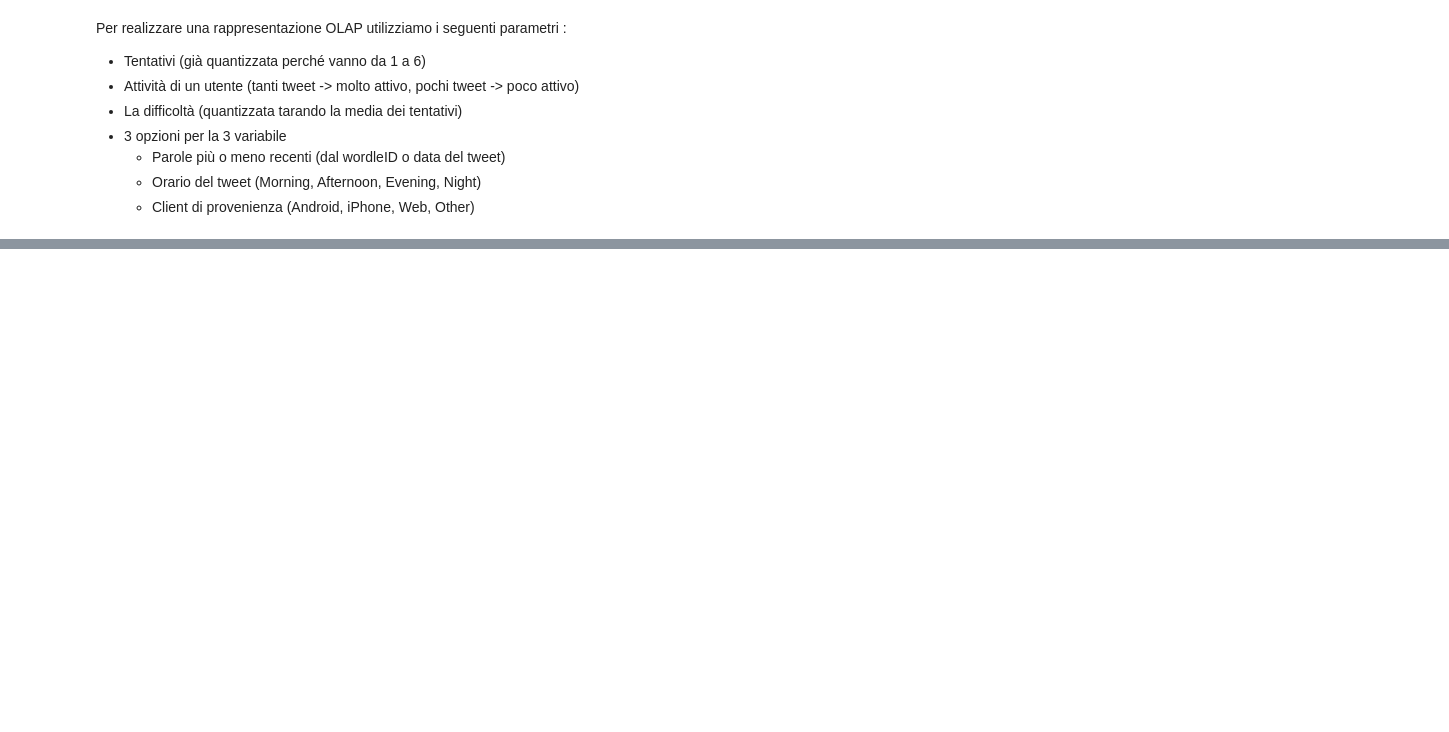
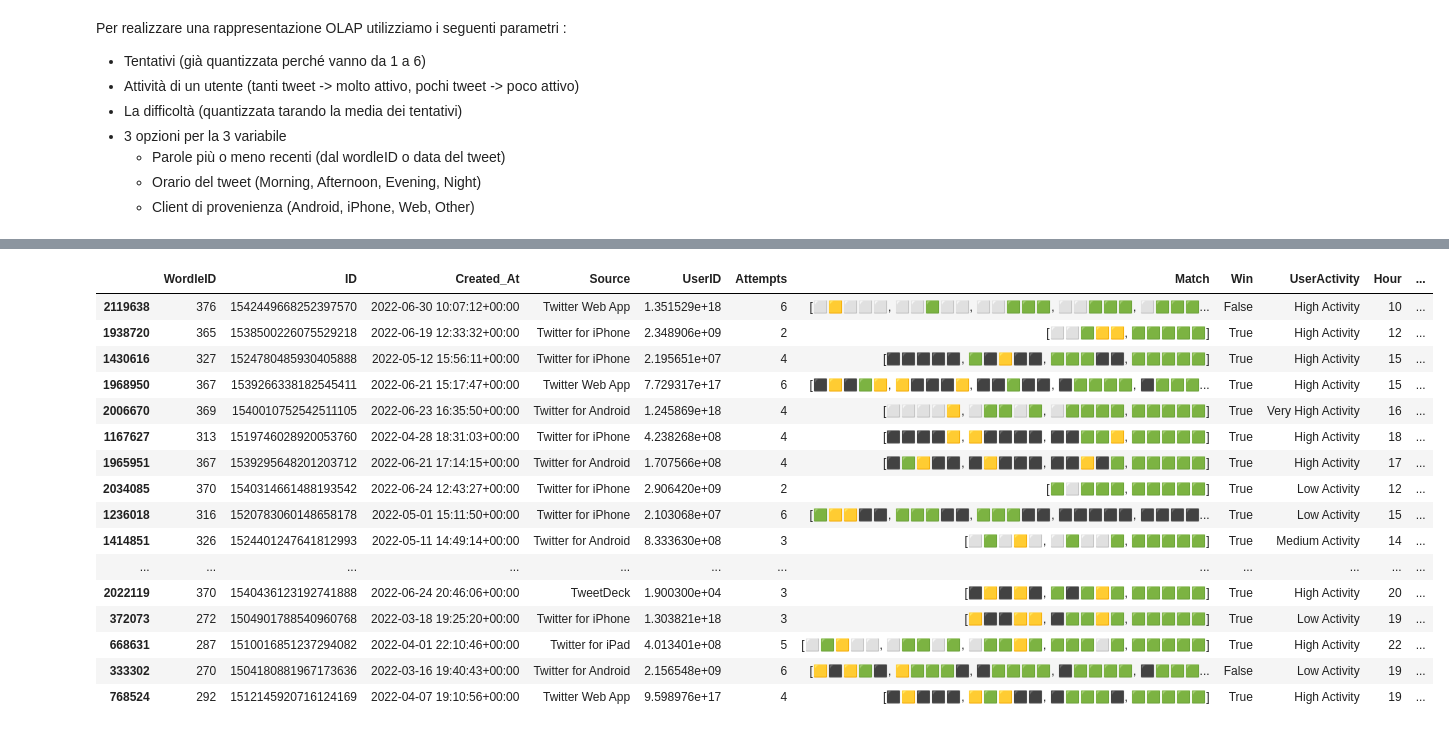
Before and after one commit to roby-ianny/IannelloSuffia_DataScienceProject, a Jupyter notebook: DataScienceProject.ipynb, the cells around one changed output, grey strips where cells are left out. Cells and saved outputs as stored; diff of their text form; code cells hidden in the pictures; blank space fills up the shorter version.

```diff
--- a/DataScienceProject.ipynb
+++ b/DataScienceProject.ipynb
@@ -597,0 +602,29 @@ Name: UserID, Length: 2003424, dtype: float64
+# %%
+wordle['Created_At'] = pd.to_datetime(wordle['Created_At'])
+wordle['Hour'] = pd.to_datetime(wordle['Created_At']).dt.hour
+
+bins = [0, 5, 12, 19, 24]
+labels = ['Night','Morning','Afternoon','Evening']
+
+wordle['TimeOfDay'] = pd.cut(wordle['Created_At'].dt.hour, bins=bins, labels=labels, right=False)
+
+n = 20
+wordle.sample(n).sort_values(by='TimeOfDay').head(n)
+# %% [output]
+|  | WordleID | ID | Created_At | Source | UserID | Attempts | Match | Win | UserActivity | Hour | ... |
+| 2119638 | 376 | 1542449668252397570 | 2022-06-30 10:07:12+00:00 | Twitter Web App | 1.351529e+18 | 6 | [⬜🟨⬜⬜⬜, ⬜⬜🟩⬜⬜, ⬜⬜🟩🟩🟩, ⬜⬜🟩🟩🟩, ⬜🟩🟩🟩... | False | High Activity | 10 | ... |
+| 1938720 | 365 | 1538500226075529218 | 2022-06-19 12:33:32+00:00 | Twitter for iPhone | 2.348906e+09 | 2 | [⬜⬜🟩🟨🟨, 🟩🟩🟩🟩🟩] | True | High Activity | 12 | ... |
+| 1430616 | 327 | 1524780485930405888 | 2022-05-12 15:56:11+00:00 | Twitter for iPhone | 2.195651e+07 | 4 | [⬛⬛⬛⬛⬛, 🟩⬛🟨⬛⬛, 🟩🟩🟩⬛⬛, 🟩🟩🟩🟩🟩] | True | High Activity | 15 | ... |
+| 1968950 | 367 | 1539266338182545411 | 2022-06-21 15:17:47+00:00 | Twitter Web App | 7.729317e+17 | 6 | [⬛🟨⬛🟩🟨, 🟨⬛⬛⬛🟨, ⬛⬛🟩⬛⬛, ⬛🟩🟩🟩🟩, ⬛🟩🟩🟩... | True | High Activity | 15 | ... |
+| 2006670 | 369 | 1540010752542511105 | 2022-06-23 16:35:50+00:00 | Twitter for Android | 1.245869e+18 | 4 | [⬜⬜⬜⬜🟨, ⬜🟩🟩⬜🟩, ⬜🟩🟩🟩🟩, 🟩🟩🟩🟩🟩] | True | Very High Activity | 16 | ... |
+| 1167627 | 313 | 1519746028920053760 | 2022-04-28 18:31:03+00:00 | Twitter for iPhone | 4.238268e+08 | 4 | [⬛⬛⬛⬛🟨, 🟨⬛⬛⬛⬛, ⬛⬛🟩🟩🟨, 🟩🟩🟩🟩🟩] | True | High Activity | 18 | ... |
+| 1965951 | 367 | 1539295648201203712 | 2022-06-21 17:14:15+00:00 | Twitter for Android | 1.707566e+08 | 4 | [⬛🟩🟨⬛⬛, ⬛🟨⬛⬛⬛, ⬛⬛🟨⬛🟩, 🟩🟩🟩🟩🟩] | True | High Activity | 17 | ... |
+| 2034085 | 370 | 1540314661488193542 | 2022-06-24 12:43:27+00:00 | Twitter for iPhone | 2.906420e+09 | 2 | [🟩⬜🟩🟩🟩, 🟩🟩🟩🟩🟩] | True | Low Activity | 12 | ... |
+| 1236018 | 316 | 1520783060148658178 | 2022-05-01 15:11:50+00:00 | Twitter for iPhone | 2.103068e+07 | 6 | [🟩🟨🟨⬛⬛, 🟩🟩🟩⬛⬛, 🟩🟩🟩⬛⬛, ⬛⬛⬛⬛⬛, ⬛⬛⬛⬛... | True | Low Activity | 15 | ... |
+| 1414851 | 326 | 1524401247641812993 | 2022-05-11 14:49:14+00:00 | Twitter for Android | 8.333630e+08 | 3 | [⬜🟩⬜🟨⬜, ⬜🟩⬜⬜🟩, 🟩🟩🟩🟩🟩] | True | Medium Activity | 14 | ... |
+| ... | ... | ... | ... | ... | ... | ... | ... | ... | ... | ... | ... |
+| 2022119 | 370 | 1540436123192741888 | 2022-06-24 20:46:06+00:00 | TweetDeck | 1.900300e+04 | 3 | [⬛🟨⬛🟨⬛, 🟩⬛🟩🟨🟩, 🟩🟩🟩🟩🟩] | True | High Activity | 20 | ... |
+| 372073 | 272 | 1504901788540960768 | 2022-03-18 19:25:20+00:00 | Twitter for iPhone | 1.303821e+18 | 3 | [🟨⬛⬛🟨🟨, ⬛🟩🟩🟨🟩, 🟩🟩🟩🟩🟩] | True | Low Activity | 19 | ... |
+| 668631 | 287 | 1510016851237294082 | 2022-04-01 22:10:46+00:00 | Twitter for iPad | 4.013401e+08 | 5 | [⬜🟩🟨⬜⬜, ⬜🟩🟩⬜🟩, ⬜🟩🟩🟨🟩, 🟩🟩🟩⬜🟩, 🟩🟩🟩🟩🟩] | True | High Activity | 22 | ... |
+| 333302 | 270 | 1504180881967173636 | 2022-03-16 19:40:43+00:00 | Twitter for Android | 2.156548e+09 | 6 | [🟨⬛🟨🟩⬛, 🟨🟩🟩🟩⬛, ⬛🟩🟩🟩🟩, ⬛🟩🟩🟩🟩, ⬛🟩🟩🟩... | False | Low Activity | 19 | ... |
+| 768524 | 292 | 1512145920716124169 | 2022-04-07 19:10:56+00:00 | Twitter Web App | 9.598976e+17 | 4 | [⬛🟨⬛⬛⬛, 🟨🟩🟨⬛⬛, ⬛🟩🟩🟩⬛, 🟩🟩🟩🟩🟩] | True | High Activity | 19 | ... |
```
Also changed, not shown: parts of 13 cells of this notebook.
